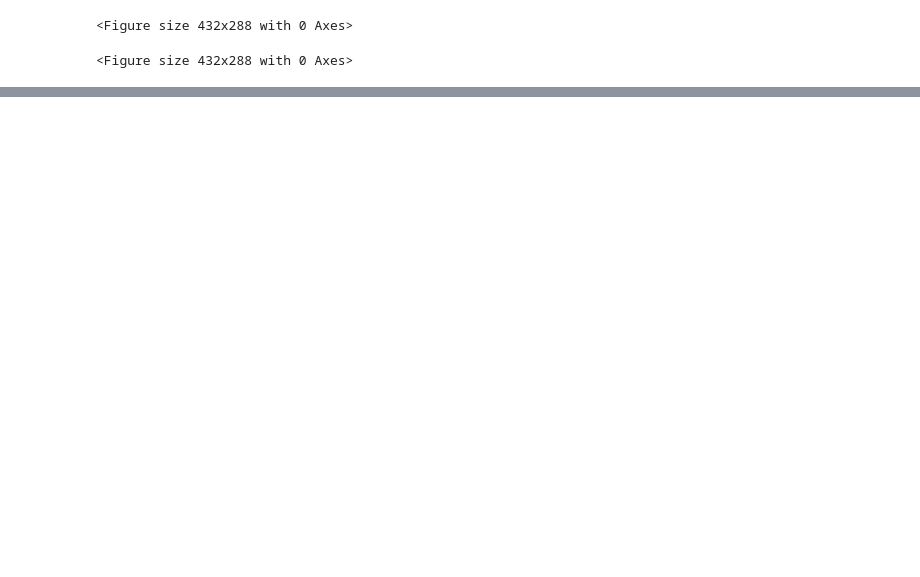
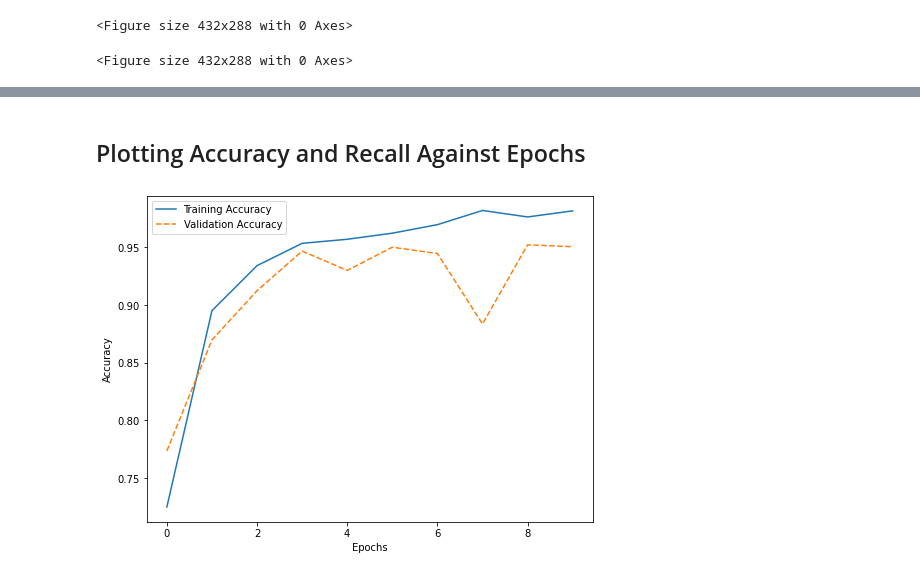
Before and after one commit to Luv2bnanook44/flatiron_phase4_project, a Jupyter notebook: notebooks/svitlana_notebook.ipynb, the cells around one changed output, grey strips where cells are left out. Drawn from its saved outputs; the diff is of its cells as text; code cells hidden in the pictures; blank space fills up the shorter version.

```diff
--- a/notebooks/svitlana_notebook.ipynb
+++ b/notebooks/svitlana_notebook.ipynb
@@ -184,0 +194,22 @@ test_loss, test_recall = model.evaluate(test_x, test_y, verbose =2 )
+# %%
+model = models.Sequential()
+model.add(layers.Conv2D(32, (3, 3), activation='relu',
+                        input_shape=(224 , 224, 1)))
+model.add(layers.MaxPooling2D((2, 2)))
+
+model.add(layers.Conv2D(32, (4, 4), activation='relu'))
+model.add(layers.MaxPooling2D((2, 2)))
+
+model.add(layers.Flatten())
+model.add(layers.Dense(64, activation='relu'))
+model.add(layers.Dense(1, activation='sigmoid'))
+
+model.compile(loss='binary_crossentropy',
+              optimizer='rmsprop',
+              metrics=(['accuracy'], metrics.Recall()))
+# %%
+model.compile(optimizer = 'rmsprop',
+              loss = 'binary_crossentropy',
+              metrics = (['accuracy'], metrics.Recall()))
+# %%
+history = model.fit(train_images, train_y, epochs = epochs, batch_size = batch_size, validation_data=(val_images, val_y))
@@ -184,0 +261,18 @@ test_loss, test_recall = model.evaluate(test_x, test_y, verbose =2 )
+# %%
+model_epochs = history.epoch
+model_recall_train = history.history['recall_2']
+model_recall_val = history.history['val_recall_2']
+model_accuracy_train = history.history['accuracy']
+model_accuracy_val = history.history['val_accuracy']
+# %% [markdown]
+## Plotting Accuracy and Recall Against Epochs
+# %%
+fig, ax = plt.subplots(figsize = (8,6))
+
+ax.plot(model_epochs, model_accuracy_train, label = 'Training Accuracy')
+ax.plot(model_epochs, model_accuracy_val, linestyle = '--', label = 'Validation Accuracy')
+ax.set_xlabel("Epochs")
+ax.set_ylabel("Accuracy")
+plt.legend();
+# %% [output]
+[figure, added]
```
Also changed, not shown: parts of 26 cells of this notebook.
